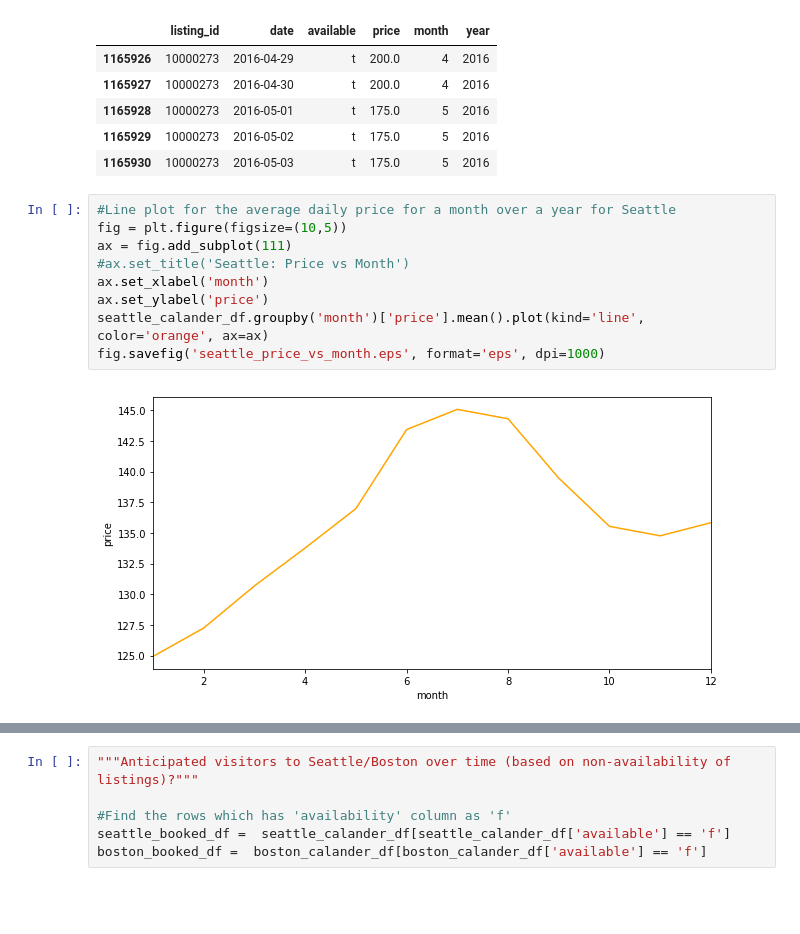
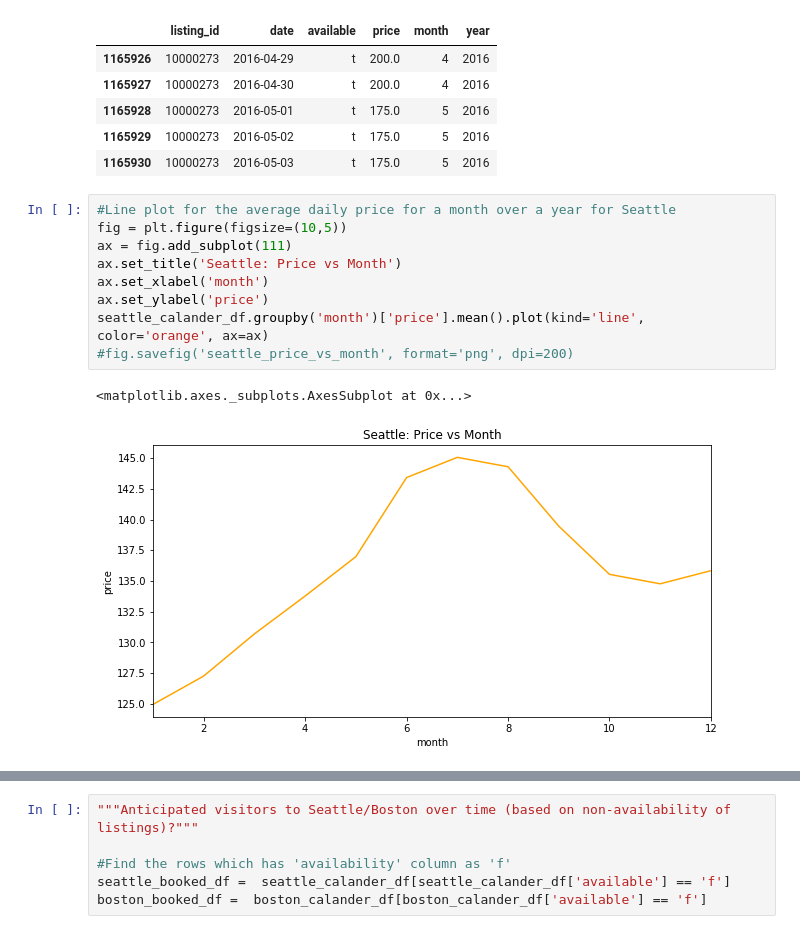
Before and after one commit to jyothishkjames/Seattle-Boston-Airbnb-Data-Analysis, a Jupyter notebook: data_prepration_modeling_evaluation.ipynb, the cells around one changed output, grey strips where cells are left out. Drawn from its saved outputs; the diff is of its cells as text; blank space fills up the shorter version.

Commit message:
removing save figures

```diff
--- a/data_prepration_modeling_evaluation.ipynb
+++ b/data_prepration_modeling_evaluation.ipynb
@@ -328,14 +328,15 @@ seattle_calander_df.head()
 # %%
 #Line plot for the average daily price for a month over a year for Seattle
 fig = plt.figure(figsize=(10,5))
 ax = fig.add_subplot(111)
-#ax.set_title('Seattle: Price vs Month')
+ax.set_title('Seattle: Price vs Month')
 ax.set_xlabel('month')
 ax.set_ylabel('price')
 seattle_calander_df.groupby('month')['price'].mean().plot(kind='line', color='orange', ax=ax)
-fig.savefig('seattle_price_vs_month.eps', format='eps', dpi=1000)
+#fig.savefig('seattle_price_vs_month', format='png', dpi=200)
 # %% [output]
+<matplotlib.axes._subplots.AxesSubplot at 0x...>
-[figure, old version]
+[figure, new version]
 # %%
 #Line plot for the average daily price for a month over a year for Boston
 fig = plt.figure(figsize=(10,5))
```
Also changed, not shown: parts of 2 cells of this notebook.
